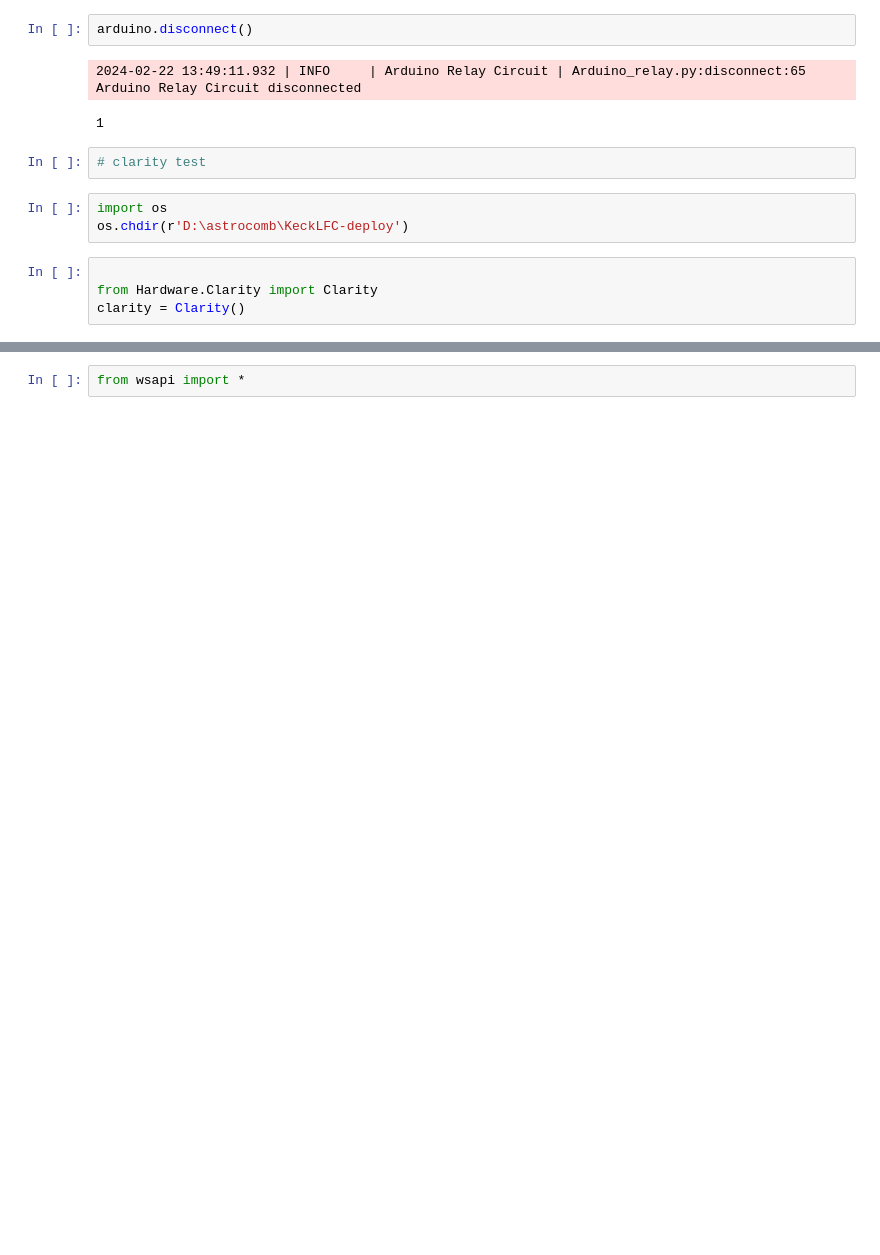
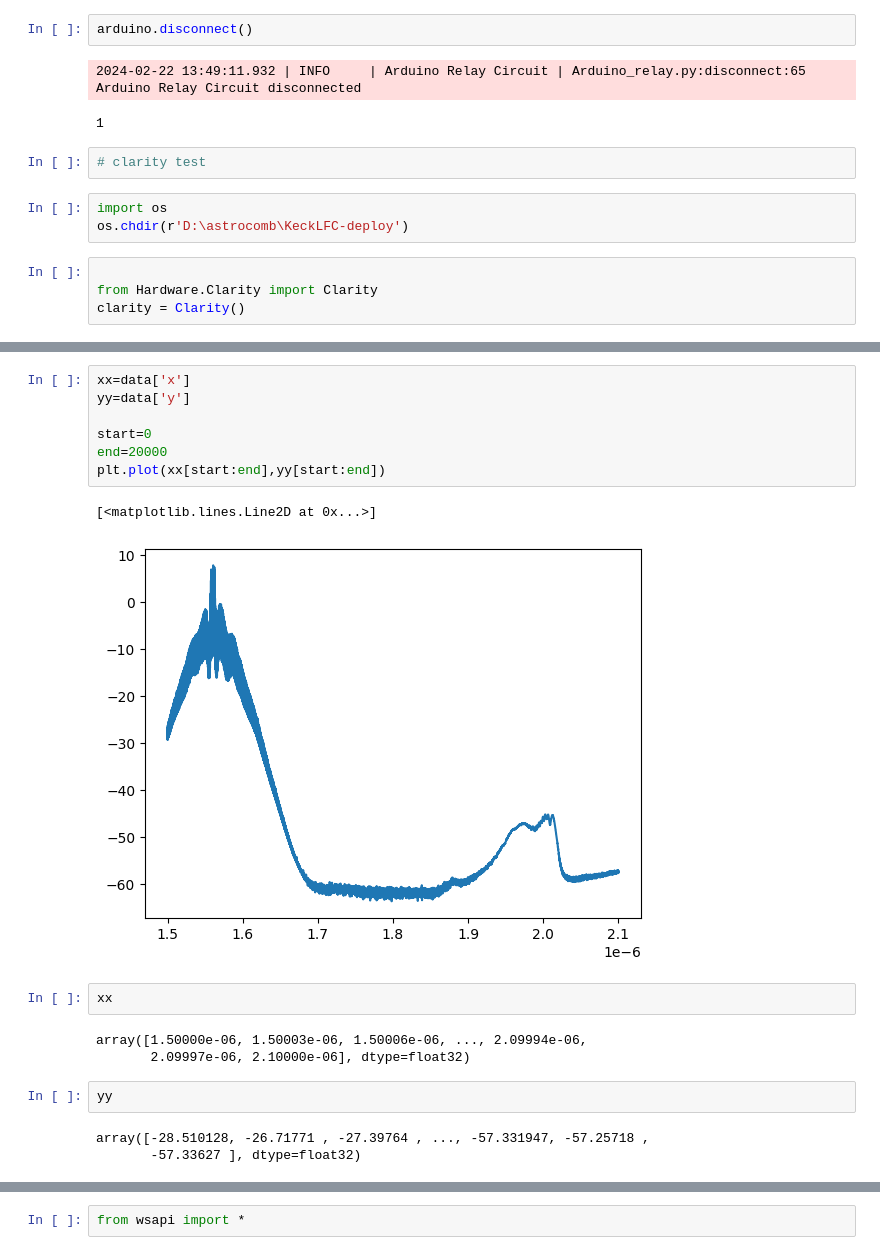
Before and after one commit to kester2015/KeckLFC-deploy, a Jupyter notebook: Notebooks/new_laptop_test.ipynb, the cells around one changed output, grey strips where cells are left out. Saved outputs shown, nothing was run; the diff lists cells and outputs as text; blank space fills up the shorter version.

```diff
--- a/Notebooks/new_laptop_test.ipynb
+++ b/Notebooks/new_laptop_test.ipynb
@@ -372,0 +415,20 @@ VisaIOError: VI_ERROR_TMO (-1073807339): Timeout expired before operation comple
+# %%
+xx=data['x']
+yy=data['y']
+
+start=0
+end=20000
+plt.plot(xx[start:end],yy[start:end])
+# %% [output]
+[<matplotlib.lines.Line2D at 0x...>]
+[figure, added]
+# %%
+xx
+# %% [output]
+array([1.50000e-06, 1.50003e-06, 1.50006e-06, ..., 2.09994e-06,
+       2.09997e-06, 2.10000e-06], dtype=float32)
+# %%
+yy
+# %% [output]
+array([-28.510128, -26.71771 , -27.39764 , ..., -57.331947, -57.25718 ,
+       -57.33627 ], dtype=float32)
```
Also changed, not shown: parts of 28 cells of this notebook, 8 other files.
